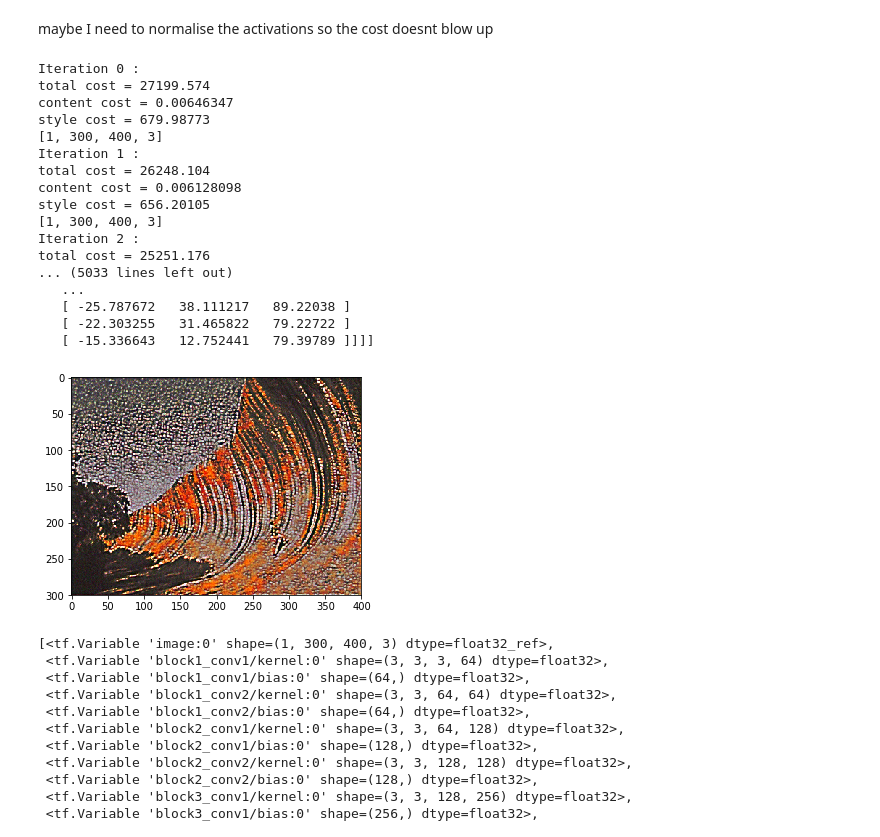
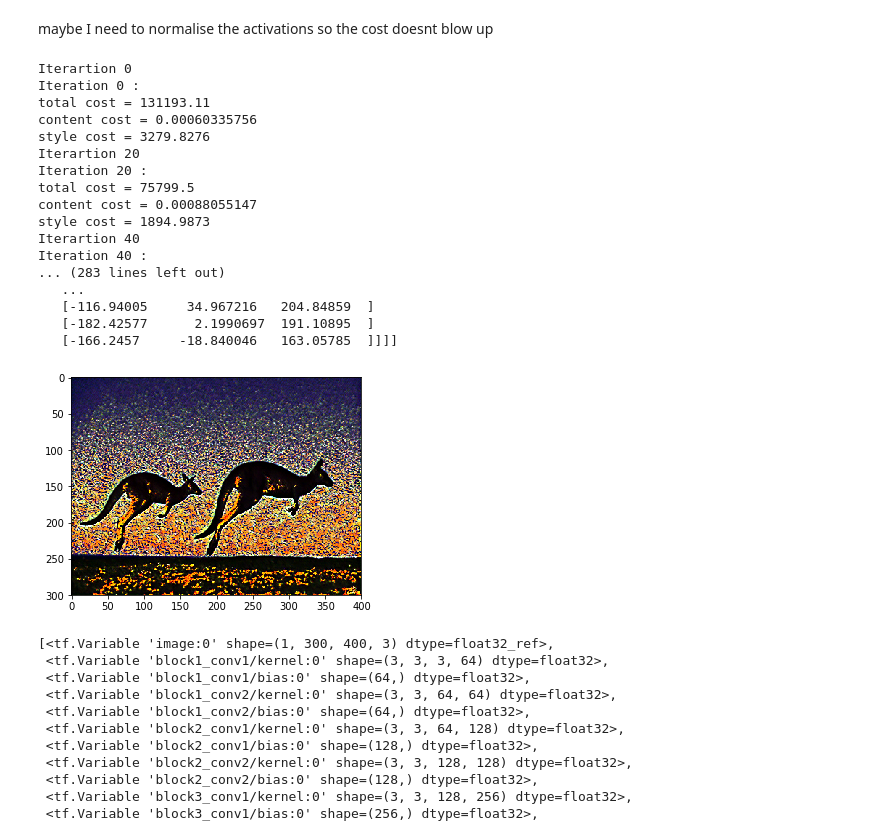
Before and after one commit to llA-Wilsonll/Neural_Style_Transfer, a Jupyter notebook: Neural_Style_Transfer.ipynb, the cells around one changed output. Saved outputs shown, nothing was run; the diff lists cells and outputs as text; code cells hidden in the pictures.

```diff
--- a/Neural_Style_Transfer.ipynb
+++ b/Neural_Style_Transfer.ipynb
@@ -86,15 +87,15 @@ train_step = tf.train.GradientDescentOptimizer(learning_rate).minimize(loss)
 # Required to initialise the tf variables
 init_op = tf.global_variables_initializer()
 
-with tf.Session() as sess2:
-    writer = tf.summary.FileWriter("./logs",sess2.graph)
+with tf.Session() as test_sess:
+    writer = tf.summary.FileWriter("./logs",test_sess.graph)
     # ***initialization of all variables... NOTE this must be done before running any further sessions!***
-    sess2.run(init_op)
+    test_sess.run(init_op)
 
     for i in range(101):
 
       # This piece of code is what updates the weights variable X
-      sess2.run(train_step, feed_dict={Y: [7]})
+      test_sess.run(train_step, feed_dict={Y: [7]})
 
       # Printing the value of X every 20 iterations
       if i%20 == 0:
@@ -103,7 +104,7 @@ with tf.Session() as sess2:
     X_final = X
     print(X_final.eval())
 
-writer.close()
+    writer.close()
 # %% [output]
 Iterartion 0 X = 9.44
 Iterartion 20 X = 4.215185
@@ -715,7 +728,7 @@ tf.reset_default_graph()
 with tf.Session() as sess:
 
   # Create initial generated image
-  image = tf.get_variable("image",initializer=tf.convert_to_tensor(generated_images_dict['image0'], dtype=tf.float32))
+  image = tf.get_variable("image",initializer=tf.convert_to_tensor(generated_images_dict['image1'], dtype=tf.float32))
 
   def clip_0_255(image):
     image = image + tf.constant([[[[103.939, 116.779,123.68]]]])
@@ -728,13 +741,13 @@ with tf.Session() as sess:
   model = define_model(CONTENT_LAYERS, STYLE_LAYERS)
 
   # Activations from style image required to calculate Style Cost
-  style_image = tf.convert_to_tensor(style_images_dict['image0'])
+  style_image = tf.convert_to_tensor(style_images_dict['image4'])
   style_c_outputs, style_s_outputs = get_activations(model, style_image, CONTENT_LAYERS, STYLE_LAYERS)
   sess.run(style_s_outputs)
   style_activations_tensor_dict = get_activations_dictionary(STYLE_LAYERS, style_s_outputs)
 
   # Activations from content image required to calculate Content Cost
-  content_image = tf.convert_to_tensor(content_images_dict['image4'])
+  content_image = tf.convert_to_tensor(content_images_dict['image1'])
   content_c_outputs, content_s_outputs = get_activations(model, content_image, CONTENT_LAYERS, STYLE_LAYERS)
   sess.run(content_c_outputs)
   content_activations_tensor_dict = get_activations_dictionary(CONTENT_LAYERS,content_c_outputs)
@@ -764,65 +777,58 @@ with tf.Session() as sess:
 
   # Required to initialise the tf variables
   init_op = tf.global_variables_initializer()
 
   writer = tf.summary.FileWriter("./logs",sess.graph)
 
   # ***initialization of all variables... NOTE this must be done before running any further sessions!***
   sess.run(init_op)
 
   sess.run(model(image))
 
 #   start = image.eval()
 
   for i in range(1000):
 
     # This piece of code is what updates the weights variable X
     sess.run(train_step)
-    Jt, Jc, Js = sess.run([J_total, J_content, J_style])
-    print("Iteration " + str(i) + " :")
-    print("total cost = " + str(Jt))
-    print("content cost = " + str(Jc))
-    print("style cost = " + str(Js))
 
-#     if i == 0:
-#       iteration1 = image.eval()
-#     elif i == 1:
-#       iteration2 = image.eval()
-#     else:
-#       iteration3 = image.eval()
+    # Printing the value of image every 20 iterations
+    if i%20 == 0:
+      print('Iterartion ' + str(i))
+      Jt, Jc, Js = sess.run([J_total, J_content, J_style])
+      print("Iteration " + str(i) + " :")
+      print("total cost = " + str(Jt))
+      print("content cost = " + str(Jc))
+      print("style cost = " + str(Js))
 
     #sess.run(image.assign(clip_0_255(image)))
     sess.run(model(image))
-    print(image.get_shape().as_list())
-    # Printing the value of X every 20 iterations
-#       if i%20 == 0:
-#         print('Iterartion ' + str(i) + ' X = ' + str(X.eval()))
 
   gen = image
   print(gen.eval())
   #imshow(gen.eval()[...,::-1])
-  output_and_save_image(gen.eval(),"/content/images/","generated_image3_1000")
+  output_and_save_image(gen.eval(),"/content/images/","generated_image5_1000")
 
 writer.close()
 # %% [output]
+Iterartion 0
 Iteration 0 :
-total cost = 27199.574
-content cost = 0.00646347
-style cost = 679.98773
-[1, 300, 400, 3]
-Iteration 1 :
-total cost = 26248.104
-content cost = 0.006128098
-style cost = 656.20105
-[1, 300, 400, 3]
-Iteration 2 :
-total cost = 25251.176
-... (5033 lines left out)
+total cost = 131193.11
+content cost = 0.00060335756
+style cost = 3279.8276
+Iterartion 20
+Iteration 20 :
+total cost = 75799.5
+content cost = 0.00088055147
+style cost = 1894.9873
+Iterartion 40
+Iteration 40 :
+... (283 lines left out)
    ...
-   [ -25.787672   38.111217   89.22038 ]
-   [ -22.303255   31.465822   79.22722 ]
-   [ -15.336643   12.752441   79.39789 ]]]]
+   [-116.94005     34.967216   204.84859  ]
+   [-182.42577      2.1990697  191.10895  ]
+   [-166.2457     -18.840046   163.05785  ]]]]
-[figure, old version]
+[figure, new version]
 # %%
 tf.trainable_variables(scope=None)
 # %% [output]
```
Also changed, not shown: parts of 16 cells of this notebook.
